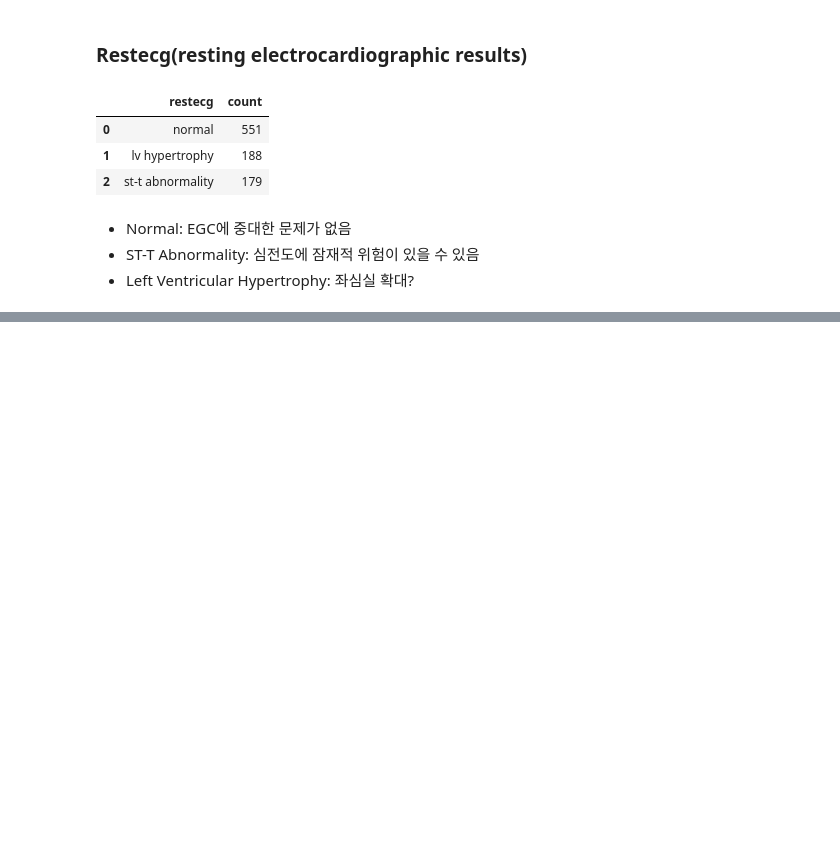
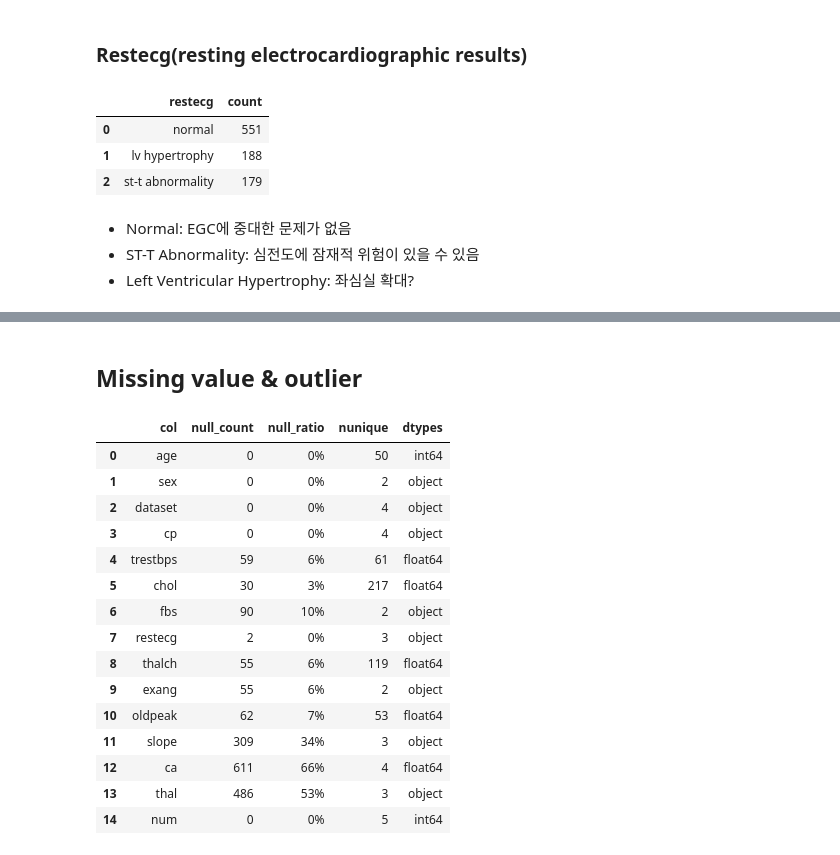
Before and after one commit to Pepi10/ML, a Jupyter notebook: ml_HeartDisease.ipynb, the cells around one changed output, grey strips where cells are left out. Saved outputs shown, nothing was run; the diff lists cells and outputs as text; code cells hidden in the pictures; blank space fills up the shorter version.

```diff
--- a/ml_HeartDisease.ipynb
+++ b/ml_HeartDisease.ipynb
@@ -383,0 +511,33 @@ go.Figure(data = data, layout = layout)
+# %% [markdown]
+## Missing value & outlier
+# %%
+df.drop(columns= ['id'], inplace = True)
+# %%
+null_count = df.isnull().sum().reset_index()
+nunique_df = df.nunique().reset_index()
+dtypes_df = df.dtypes.reset_index()
+
+df_info = pd.merge(null_count, nunique_df, on = 'index', how = "left")
+df_info = pd.merge(df_info, dtypes_df, on = "index", how = "left")
+df_info = df_info.rename(columns = {'index':'col','0_x':'null_count','0_y':'nunique',0:'dtypes'})
+df_info['null_ratio'] = round(df_info['null_count'] / len(df), 2) * 100
+df_info['null_ratio'] = df_info['null_ratio'].apply(lambda x: str(int(x)) + '%')
+df_info = df_info[['col', 'null_count', 'null_ratio', 'nunique', 'dtypes']]
+df_info
+# %% [output]
+|  | col | null_count | null_ratio | nunique | dtypes |
+| 0 | age | 0 | 0% | 50 | int64 |
+| 1 | sex | 0 | 0% | 2 | object |
+| 2 | dataset | 0 | 0% | 4 | object |
+| 3 | cp | 0 | 0% | 4 | object |
+| 4 | trestbps | 59 | 6% | 61 | float64 |
+| 5 | chol | 30 | 3% | 217 | float64 |
+| 6 | fbs | 90 | 10% | 2 | object |
+| 7 | restecg | 2 | 0% | 3 | object |
+| 8 | thalch | 55 | 6% | 119 | float64 |
+| 9 | exang | 55 | 6% | 2 | object |
+| 10 | oldpeak | 62 | 7% | 53 | float64 |
+| 11 | slope | 309 | 34% | 3 | object |
+| 12 | ca | 611 | 66% | 4 | float64 |
+| 13 | thal | 486 | 53% | 3 | object |
+| 14 | num | 0 | 0% | 5 | int64 |
```
Also changed, not shown: parts of 31 cells of this notebook.
